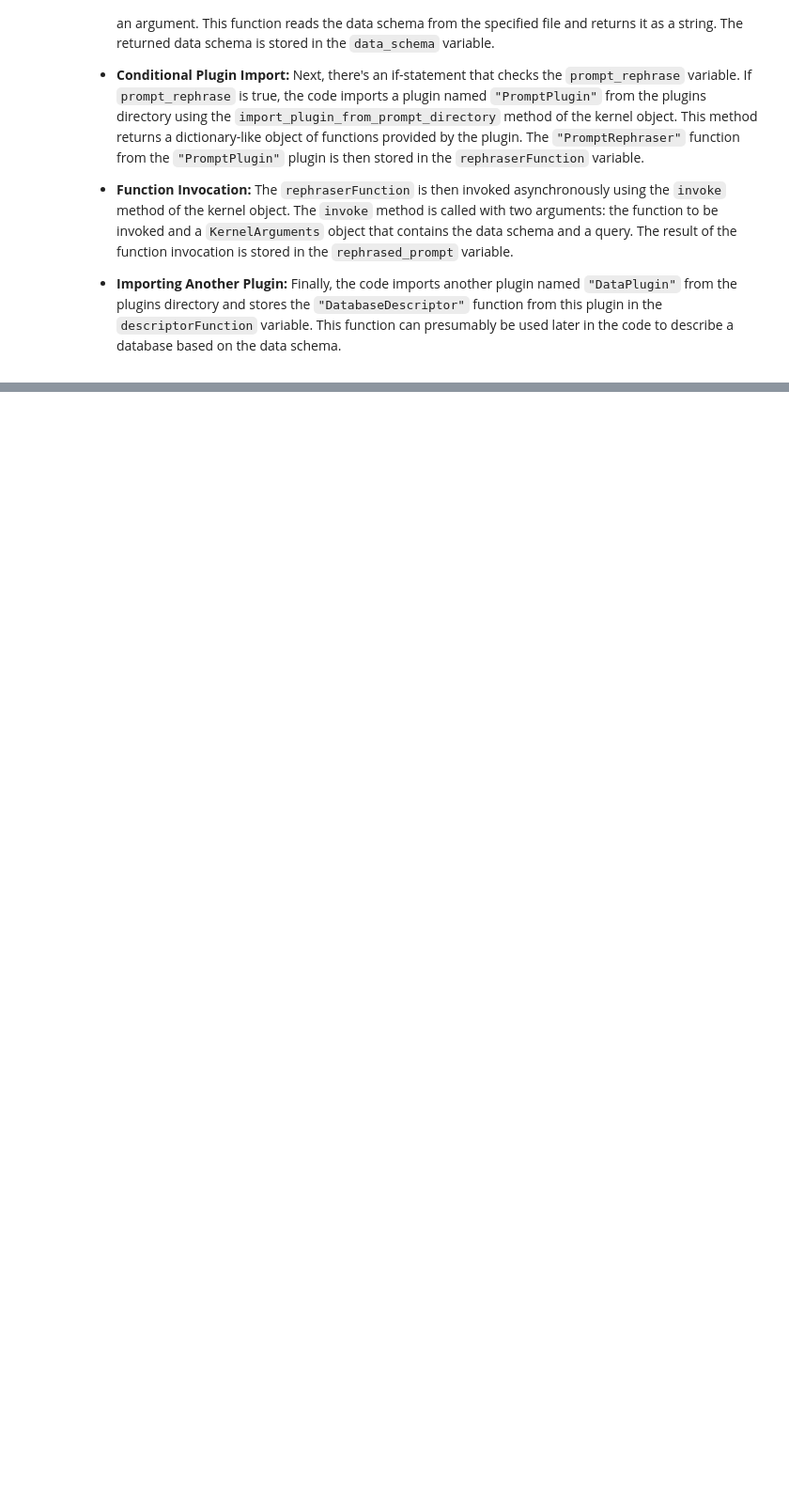
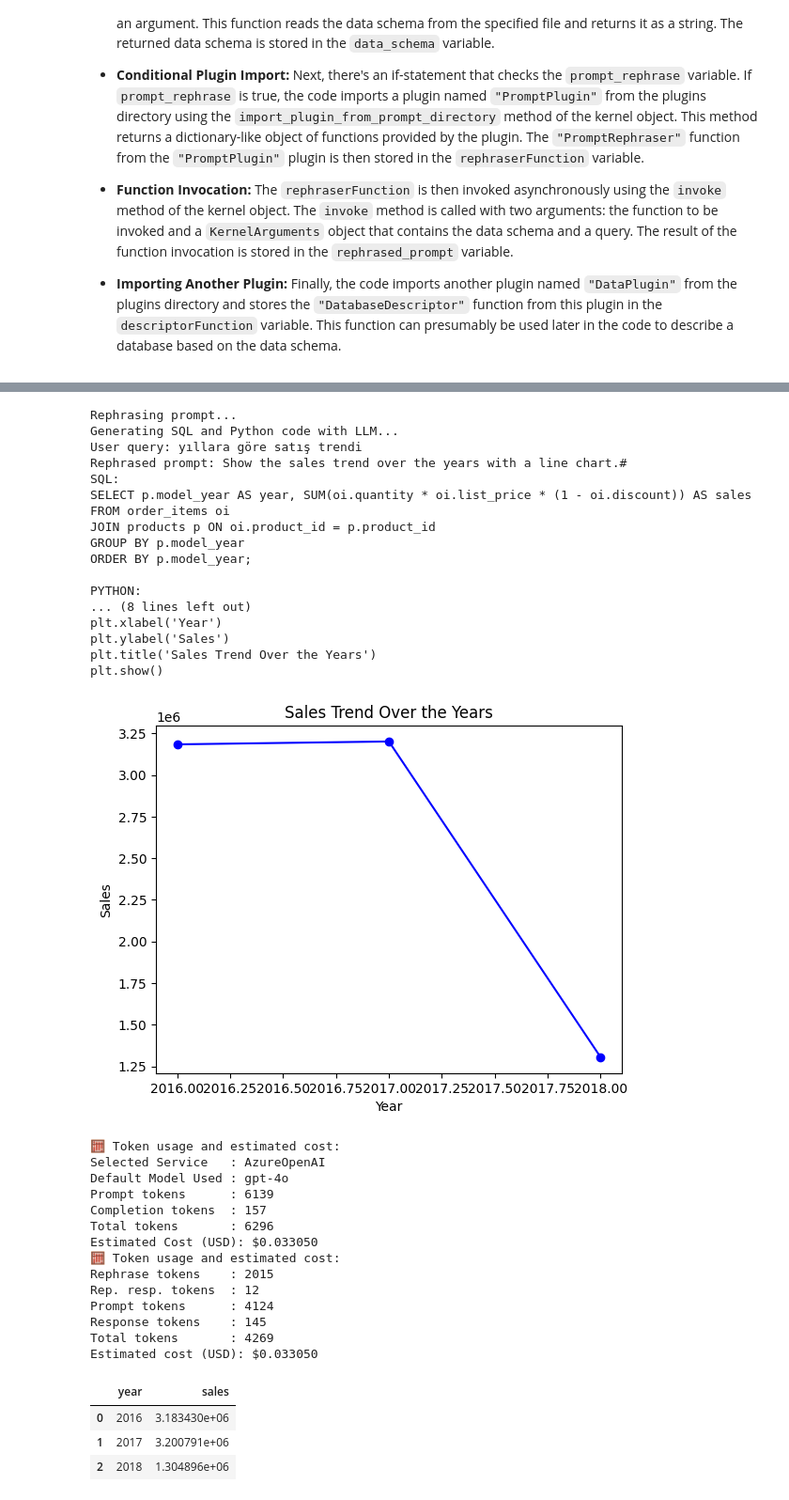
Before and after one commit to baykalucar/SemanticQueries, a Jupyter notebook: demo.ipynb, the cells around one changed output, grey strips where cells are left out. Shown: that part at 94% size. Drawn from its saved outputs; the diff is of its cells as text; code cells hidden in the pictures; blank space fills up the shorter version.

Commit message:
TOKEN sayııs ve maliyet analizi eklendi

```diff
--- a/demo.ipynb
+++ b/demo.ipynb
@@ -44,7 +81,44 @@ await PromptToQueryResult(prompt_rephrase=True, debug=True ,selected_service=Ser
 # %%
 await PromptToQueryResult(prompt_rephrase=True, debug=True ,selected_service=Service.HuggingFace, model_name="mistralaiMixtral8xbInstruct01", model_mode="chat")
 # %%
-await PromptToQueryResult(prompt_rephrase=True, debug=True ,selected_service=Service.Gemini)
+await PromptToQueryResult(prompt_rephrase=True, debug=True ,selected_service=Service.AzureOpenAI)
+# %% [output]
+Rephrasing prompt...
+Generating SQL and Python code with LLM...
+User query: yıllara göre satış trendi
+Rephrased prompt: Show the sales trend over the years with a line chart.#
+SQL:
+SELECT p.model_year AS year, SUM(oi.quantity * oi.list_price * (1 - oi.discount)) AS sales
+FROM order_items oi
+JOIN products p ON oi.product_id = p.product_id
+GROUP BY p.model_year
+ORDER BY p.model_year;
+
+PYTHON:
+... (8 lines left out)
+plt.xlabel('Year')
+plt.ylabel('Sales')
+plt.title('Sales Trend Over the Years')
+plt.show()
+[figure, added]
+🧮 Token usage and estimated cost:
+Selected Service   : AzureOpenAI
+Default Model Used : gpt-4o
+Prompt tokens      : 6139
+Completion tokens  : 157
+Total tokens       : 6296
+Estimated Cost (USD): $0.033050
+🧮 Token usage and estimated cost:
+Rephrase tokens    : 2015
+Rep. resp. tokens  : 12
+Prompt tokens      : 4124
+Response tokens    : 145
+Total tokens       : 4269
+Estimated cost (USD): $0.033050
+|  | year | sales |
+| 0 | 2016 | 3.183430e+06 |
+| 1 | 2017 | 3.200791e+06 |
+| 2 | 2018 | 1.304896e+06 |
 # %%
 from main import GenerateQuestions
 from main import ReadQuestionsAndGenerateAnswers
```
Also changed, not shown: parts of 2 cells of this notebook, 2 other files.
